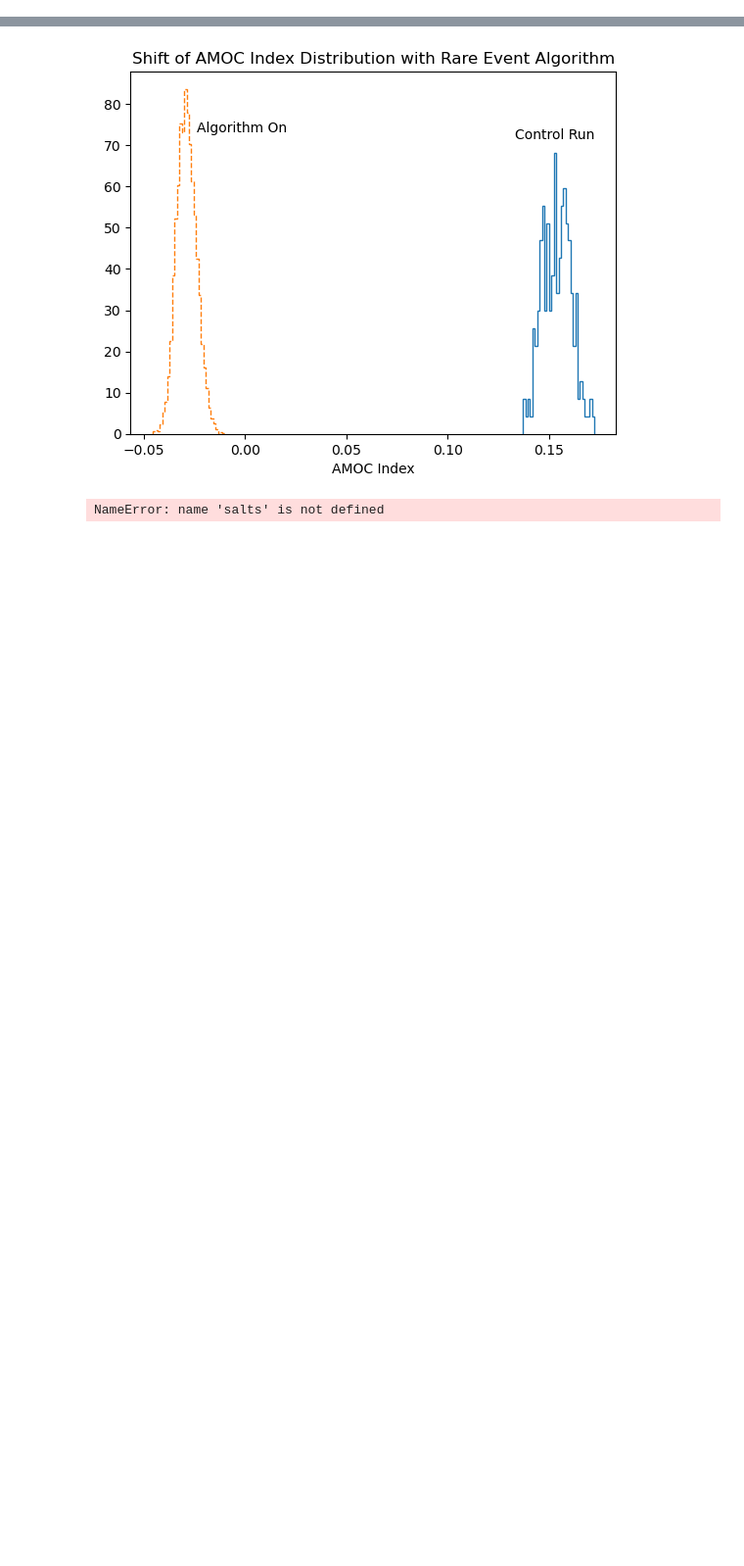
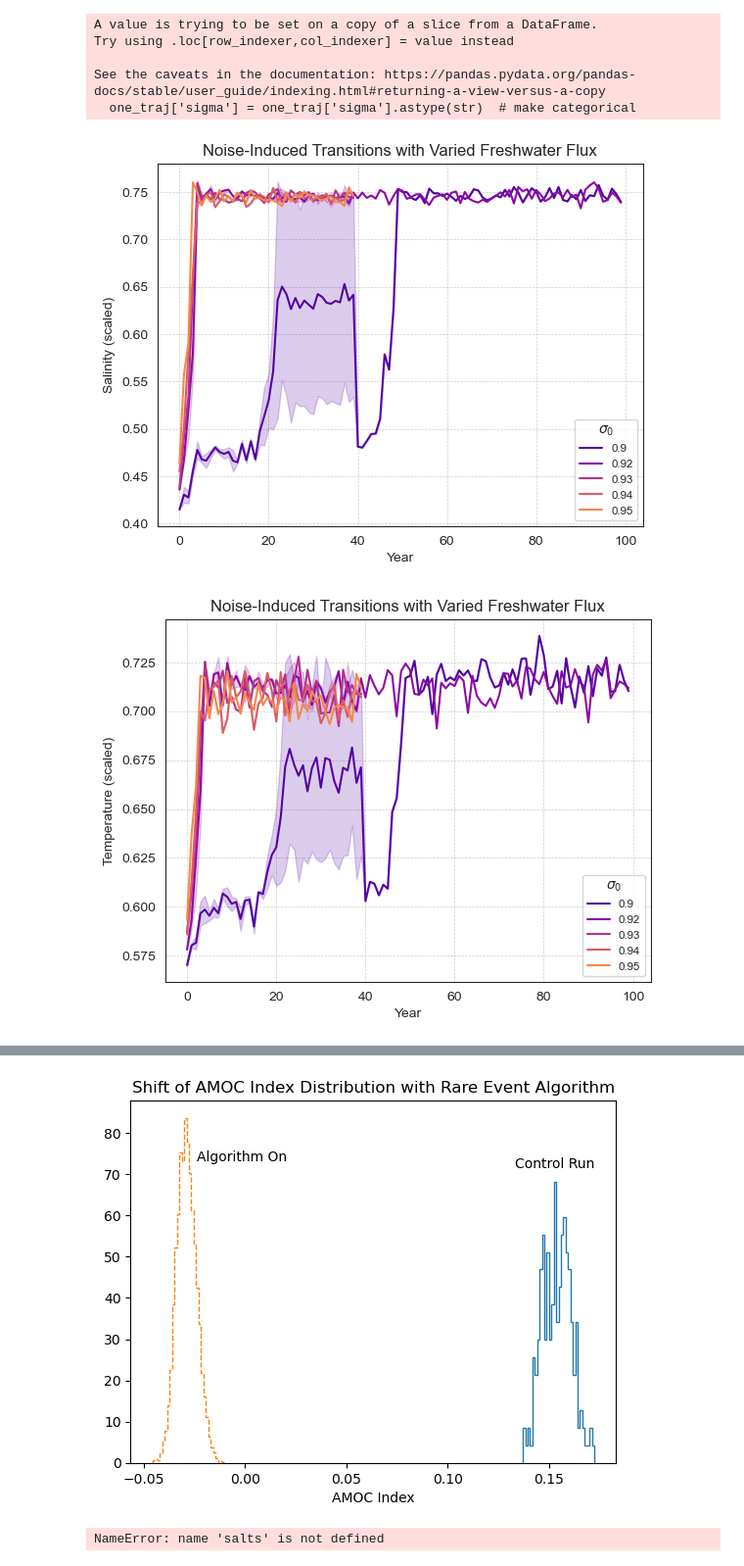
Before and after one commit to amethystaurora-robo/Rare_event_algorithms, a Jupyter notebook: code/Just_plots.ipynb, the cells around one changed output, grey strips where cells are left out. Shown at 98% size. Drawn from its saved outputs; the diff is of its cells as text; code cells hidden in the pictures; blank space fills up the shorter version.

```diff
--- a/code/Just_plots.ipynb
+++ b/code/Just_plots.ipynb
@@ -10,0 +18,52 @@ from matplotlib import cm
+# %%
+folder_path = 'experiments/amoc_experiments/'
+amoc_files = glob.glob(os.path.join(folder_path, '*.csv'))
+bifurcation_list=[]
+for file in amoc_files:
+    if file.startswith('experiments/amoc_experiments/bifurcation'):
+        bifurcation = pd.read_csv(file)
+        bifurcation_list.append(bifurcation)
+bifurcation_df = pd.concat(bifurcation_list,ignore_index=True)
+# %%
+one_traj=bifurcation_df.loc[bifurcation_df['Label']==148]
+one_traj['sigma'] = one_traj['sigma'].astype(str)  # make categorical
+sns.set_palette('plasma')
+# %% [output]
+A value is trying to be set on a copy of a slice from a DataFrame.
+Try using .loc[row_indexer,col_indexer] = value instead
+
+See the caveats in the documentation: https://pandas.pydata.org/pandas-docs/stable/user_guide/indexing.html#returning-a-view-versus-a-copy
+  one_traj['sigma'] = one_traj['sigma'].astype(str)  # make categorical
+# %%
+
+plt.figure()
+sns.lineplot(data=one_traj,x='Run name',y='Corresponding S Value',hue='sigma')
+legend = plt.legend(title=r'$\sigma_0$',fontsize='small', fancybox=True)
+plt.xlabel('Year')
+plt.ylabel('Salinity (scaled)')
+plt.title('Noise-Induced Transitions with Varied Freshwater Flux')
+plt.grid(color='gray', linestyle='--', linewidth=0.5, alpha=0.4)
+plt.savefig("sigma_varied_timeseries_salinity.png")
+
+plt.figure()
+sns.lineplot(data=one_traj,x='Run name',y='Corresponding T value',hue='sigma')
+legend = plt.legend(title=r'$\sigma_0$',fontsize='small', fancybox=True)
+plt.xlabel('Year')
+plt.ylabel('Temperature (scaled)')
+
+plt.title('Noise-Induced Transitions with Varied Freshwater Flux')
+plt.grid(color='gray', linestyle='--', linewidth=0.5, alpha=0.4)
+plt.savefig("sigma_varied_timeseries_temp.png")
+
+plt.figure()
+sns.lineplot(data=one_traj,x='Run name',y='Last AMOC value',hue='sigma')
+legend = plt.legend(title=r'$\sigma_0$',fontsize='small', fancybox=True)
+plt.xlabel('Year')
+plt.ylabel('AMOC Index (T-S)')
+
+plt.title('Noise-Induced Transitions with Varied Freshwater Flux')
+plt.grid(color='gray', linestyle='--', linewidth=0.5, alpha=0.4)
+plt.savefig("sigma_varied_timeseries_amoc.png")
+# %% [output]
+[figure, added]
+[figure, added]
```
Also changed, not shown: parts of 22 cells of this notebook, 1 other file.
